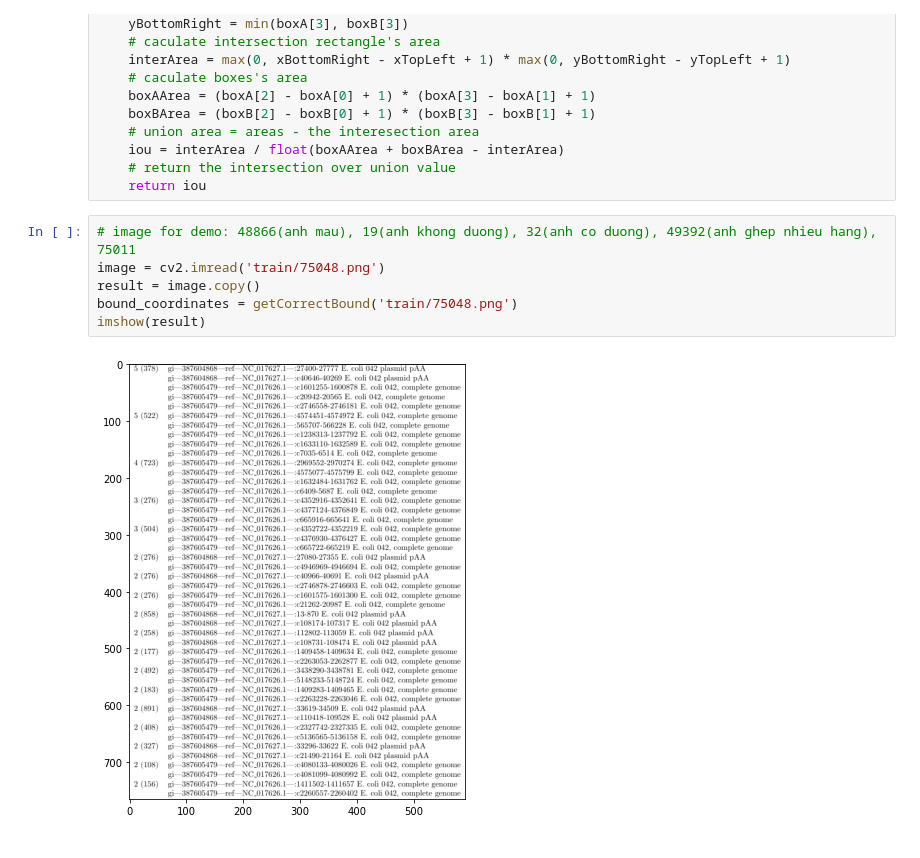
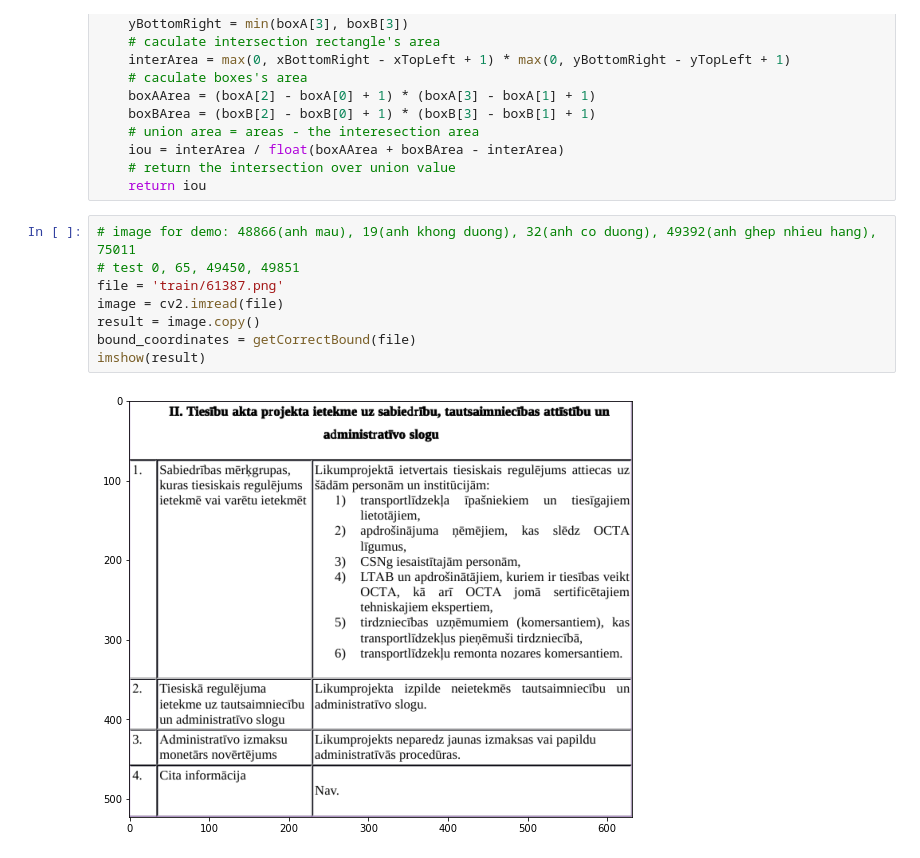
Before and after one commit to phantrung18072001/XLA, a Jupyter notebook: presentation.ipynb, the cells around one changed output. Saved outputs shown, nothing was run; the diff lists cells and outputs as text.

```diff
--- a/presentation.ipynb
+++ b/presentation.ipynb
@@ -57,12 +57,14 @@ def iou(boxA, boxB):
     return iou
 # %%
 # image for demo: 48866(anh mau), 19(anh khong duong), 32(anh co duong), 49392(anh ghep nhieu hang), 75011
-image = cv2.imread('train/75048.png')
+# test 0, 65, 49450, 49851
+file = 'train/61387.png'
+image = cv2.imread(file)
 result = image.copy()
-bound_coordinates = getCorrectBound('train/75048.png')
+bound_coordinates = getCorrectBound(file)
 imshow(result)
 # %% [output]
-[figure, old version]
+[figure, new version]
 # %%
 result = resize(result, 4)
 # result=cv2.pyrUp(result)
```
Also changed, not shown: parts of 8 cells of this notebook, 8 other files.
